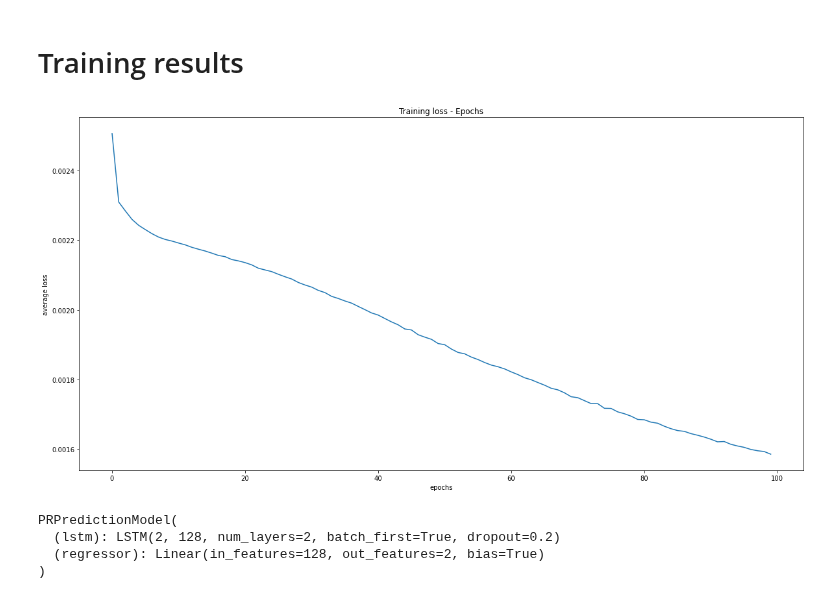
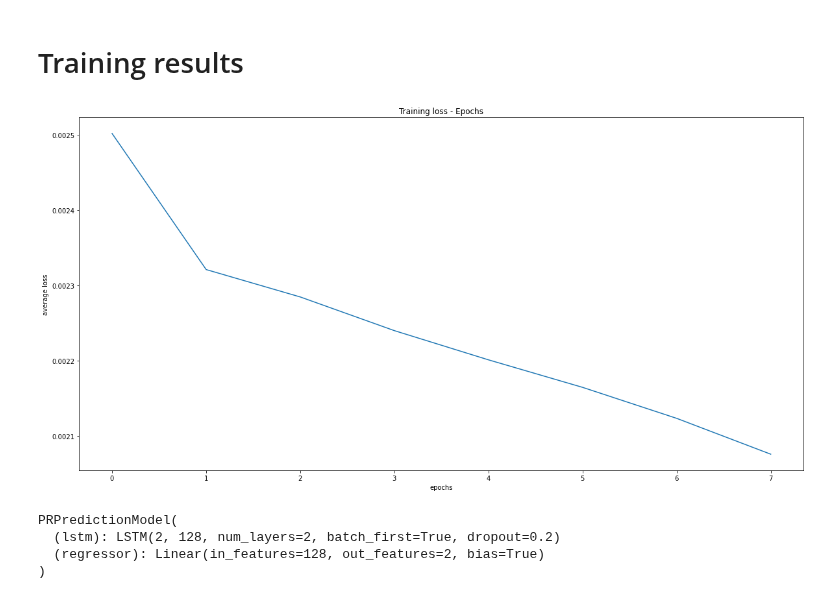
Before and after one commit to lancedw/3D-state-prediction-for-surface-vessels-using-IMU-data-and-images, a Jupyter notebook: code/notebooks/pr_predictor.ipynb, the cells around one changed output. Drawn from its saved outputs; the diff is of its cells as text; code cells hidden in the pictures.

```diff
--- a/code/notebooks/pr_predictor.ipynb
+++ b/code/notebooks/pr_predictor.ipynb
@@ -52,10 +49,10 @@ number of workers: 0
 N_EPISODES = 540
 FRAMES_PER_EPISODE = 400
 TRAIN_FOLDER = "3dmodel/test_4_episode_"
-SEQUENCE_LENGTH = 3
+SEQUENCE_LENGTH = 10
 
 TRAIN_SIZE = 0.8
-NUM_EPOCHS = 8
+N_EPOCHS = 8
 BATCH_SIZE = 64
 LEARNING_RATE = 0.0001
 
@@ -168,7 +137,14 @@ p_r_df
 # Create sequences with target value
 # %%
 # function to create sequences with one target column
-def create_sequences(input_data: pd.DataFrame, target_columns, sequence_length, feature_columns = ["pitch", "roll"], episode_length = FRAMES_PER_EPISODE, n_episodes = N_EPISODES):
+def create_sequences(input_data: pd.DataFrame,
+        target_columns,
+        sequence_length,
+        feature_columns = ["pitch", "roll"],
+        episode_length = FRAMES_PER_EPISODE,
+        n_episodes = N_EPISODES
+    ):
+
     sequences= []
     # get indice(s) for target column(s)
     target_index = [input_data.columns.get_loc(c) for c in target_columns if c in input_data]
@@ -392,7 +368,7 @@ optimizer = optim.Adam(model.parameters(), lr=0.001)
 losses_epoch = []
 losses_all_batches = []
 
-n_epochs = 100
+n_epochs = N_EPOCHS
 
 for epoch in tqdm(range(n_epochs)):
 
@@ -452,12 +419,15 @@ EPOCH 99 training loss: 0.001585202757269144
 # %% [markdown]
 # Training results
+# %%
+losses_epoch
+new_tensor = torch.tensor(losses_epoch, device = 'cpu')
 # %%
 plt.figure(figsize=(20, 10))
-plt.plot(range(n_epochs), losses_epoch)
+plt.plot(range(n_epochs), new_tensor)
 plt.title("Training loss - Epochs")
 plt.xlabel("epochs")
 plt.ylabel("average loss")
 plt.show()
 # %% [output]
-[figure, old version]
+[figure, new version]
 # %%
```
Also changed, not shown: parts of 26 cells of this notebook, 4 other files.
